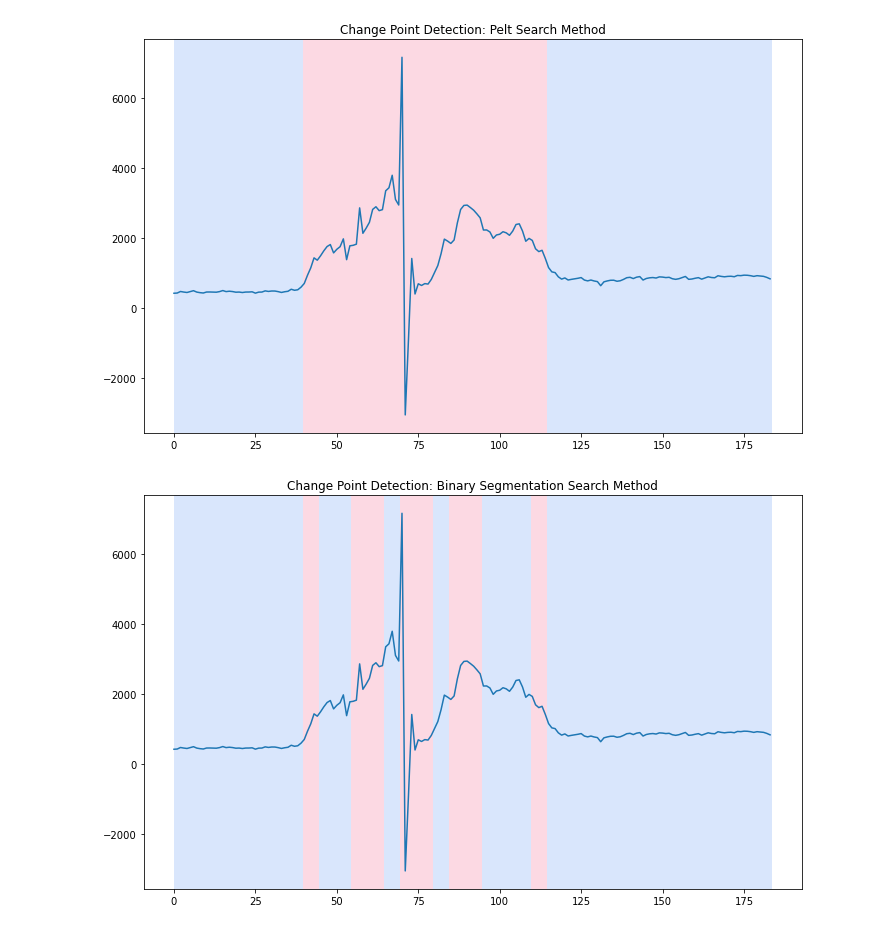
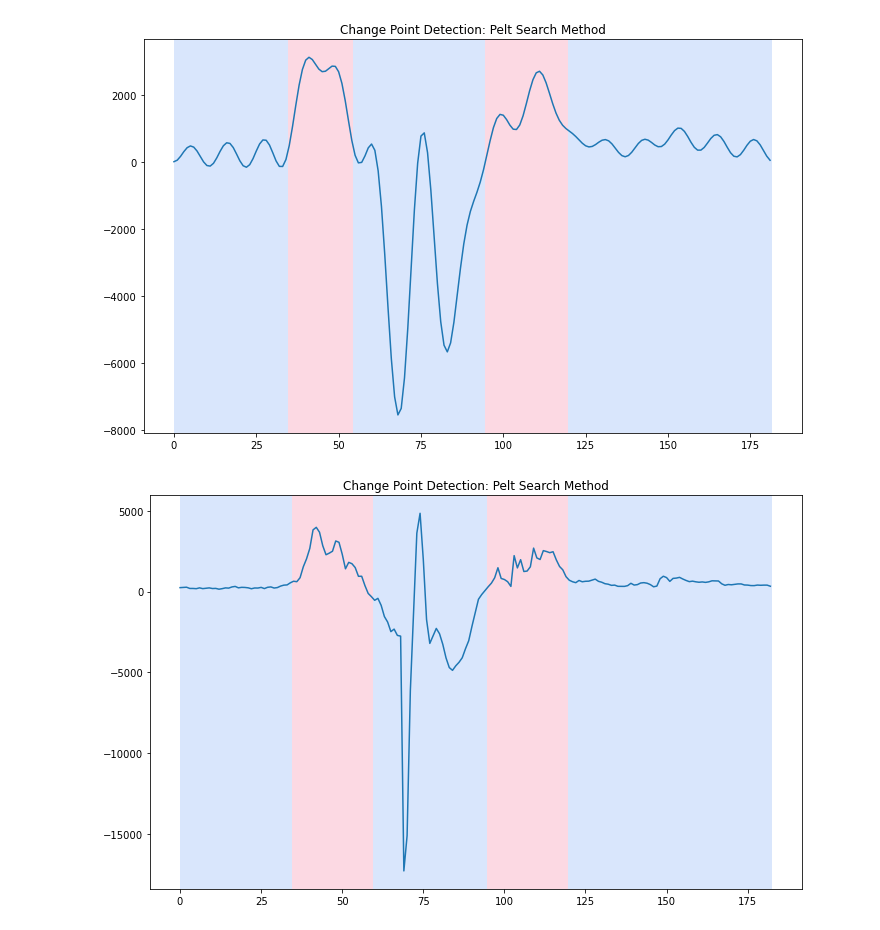
Before and after one commit to Dfriveraa/PI-GetData, a Jupyter notebook: Muestras/Filtro.ipynb, the cells around one changed output. Cells and saved outputs as stored; diff of their text form; code cells hidden in the pictures.

```diff
--- a/Muestras/Filtro.ipynb
+++ b/Muestras/Filtro.ipynb
@@ -6,6 +6,6 @@ import ruptures as rpt
 import random
 df1=pd.read_csv('Muestras-Daniel/Activacion.csv')
 # %%
-gesto1=df1[(df1.index>=1)&(df1.index<185)].astype(int)
+gesto1=df1[(df1.index>=188)&(df1.index<371)].astype(int)
 # %%
 gesto1[['Acx']].plot()
@@ -20,0 +20,15 @@ points1=np.array(gesto1['Acx'])
+# %%
+# a=df1[(df1.index<30)&(df1.index>=20)].astype(int)[['Acx']]
+frecuancias=0
+x=np.array(gesto1['Acx'])
+x_1=np.array(gesto1['Acx'])
+plt.plot(x)
+plt.show()
+x=np.fft.rfft(x)
+f=17
+ones=np.ones(f)
+zeros=np.zeros(np.size(x)-f)
+c=np.concatenate((ones,zeros))
+clean=x*c
+x=np.fft.irfft(clean)
+plt.plot(x)
@@ -38,34 +72,30 @@ plt.show()
 # %%
 model="rbf"
-algo = rpt.Pelt(model=model).fit(points)
-result = algo.predict(pen=10)
-rpt.display(points, result, figsize=(10, 6))
+algo = rpt.Pelt(model=model).fit(x)
+result = algo.predict(pen=5)
+rpt.display(x, result, figsize=(10, 6))
 plt.title('Change Point Detection: Pelt Search Method')
 plt.show()
 #Changepoint detection with the Binary Segmentation search method
-model = "l2"
-algo = rpt.Binseg(model=model).fit(points)
-my_bkps = algo.predict(n_bkps=10)
-# show results
-rpt.show.display(points, my_bkps, figsize=(10, 6))
-plt.title('Change Point Detection: Binary Segmentation Search Method')
+model="rbf"
+algo = rpt.Pelt(model=model).fit(x_1)
+result = algo.predict(pen=5)
+rpt.display(x_1, result, figsize=(10, 6))
+plt.title('Change Point Detection: Pelt Search Method')
 plt.show()
-
-#Changepoint detection with window-based search method
-model = "l2"
-algo = rpt.Window(width=20, model=model).fit(points)
-my_bkps = algo.predict(n_bkps=10)
-rpt.show.display(points, my_bkps, figsize=(10, 6))
-plt.title('Change Point Detection: Window-Based Search Method')
-plt.show()
-
-#Changepoint detection with dynamic programming search method
-model = "l1"
-algo = rpt.Dynp(model=model, min_size=3, jump=5).fit(points)
-my_bkps = algo.predict(n_bkps=10)
-rpt.show.display(points, my_bkps, figsize=(10, 6))
-plt.title('Change Point Detection: Dynamic Programming Search Method')
-plt.show()
+# model="rbf"
+# algo = rpt.Pelt(model=model).fit(y)
+# result = algo.predict(pen=5)
+# rpt.display(y, result, figsize=(10, 6))
+# plt.title('Change Point Detection: Pelt Search Method')
+# plt.show()
+# #Changepoint detection with the Binary Segmentation search methodmodel="rbf"
+# algo = rpt.Pelt(model=model).fit(z)
+# result = algo.predict(pen=5)
+# rpt.display(z, result, figsize=(10, 6))
+# plt.title('Change Point Detection: Pelt Search Method')
+# plt.show()
+# #Changepoint detection with the Binary Segmentation search method
 # %% [output]
-[figure, old version]
+[figure, new version]
-[figure, old version]
+[figure, new version]
```
Also changed, not shown: parts of 25 cells of this notebook, 3 other files.
